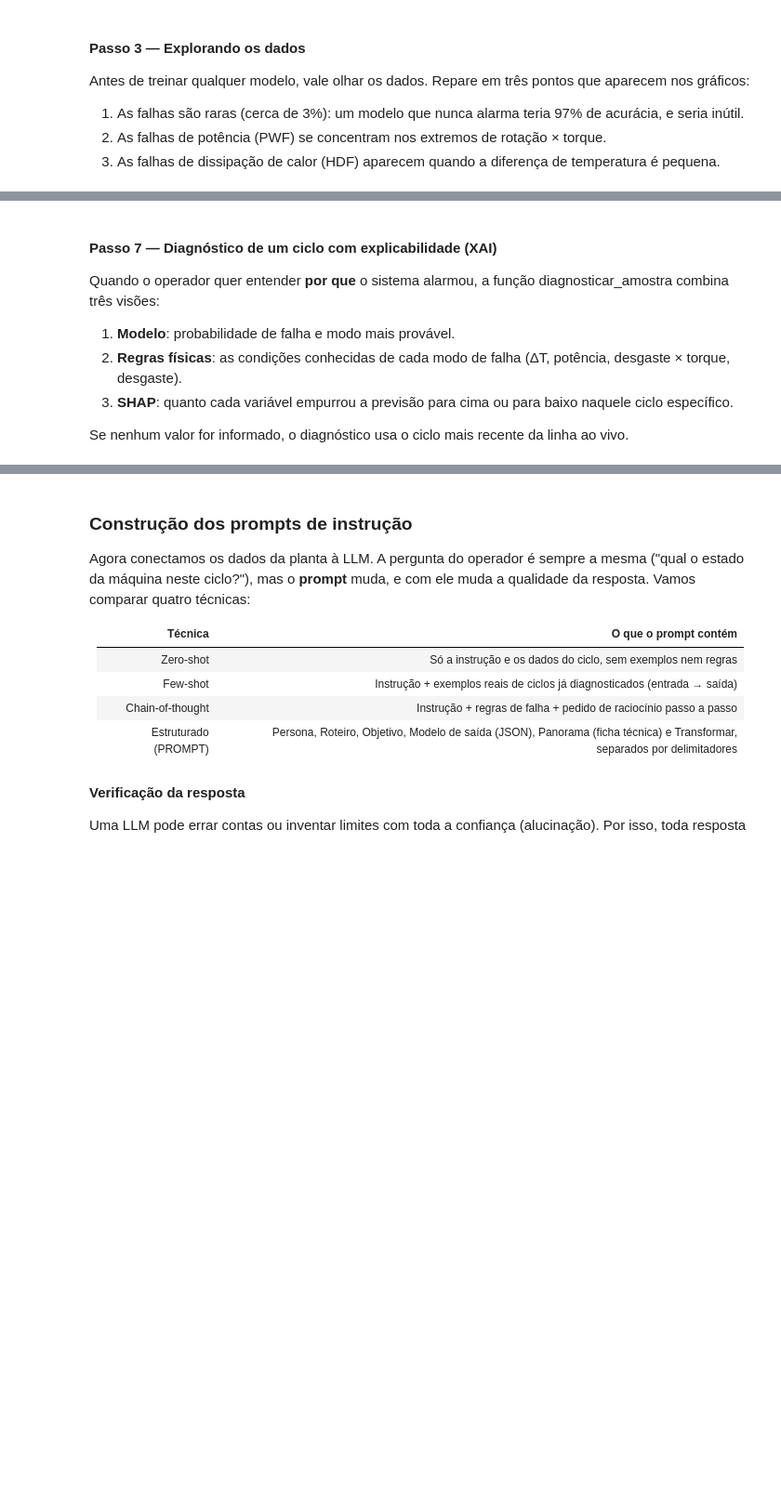
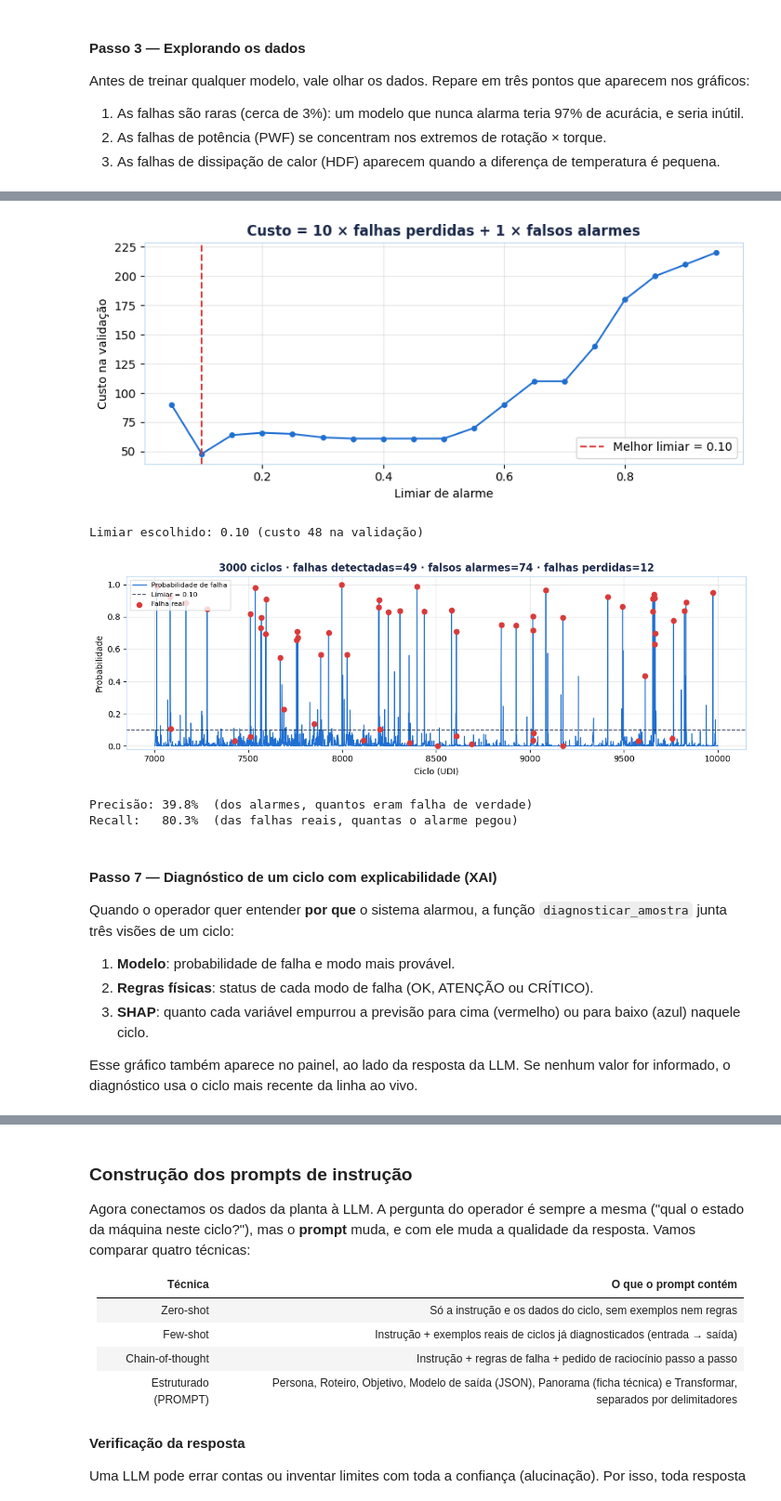
Before and after one commit to laismngueira/minicurso-embrapii, a Jupyter notebook: versao_pdm/Minicurso_PdM01.ipynb, the cells around one changed output, grey strips where cells are left out. Shown at 93% size. Drawn from its saved outputs; the diff is of its cells as text; code cells hidden in the pictures; blank space fills up the shorter version.

Commit message:
Atualiza notebook do minicurso com a versão mais recente da aula

```diff
--- a/versao_pdm/Minicurso_PdM01.ipynb
+++ b/versao_pdm/Minicurso_PdM01.ipynb
@@ -1115,17 +1118,53 @@ print({k: v for k, v in resultado_teste.items() if k != "grafico"})
+# %%
+prob_validacao = modelo_falha.predict_proba(validacao[FEATURES])[:, 1]
+real_validacao = validacao["falha"].values
+
+
+def buscar_melhor_limiar(custo_fn=10, custo_fp=1):
+    """Testa vários limiares na validação e aplica na linha o de menor custo."""
+    linhas = []
+    for limiar in np.arange(0.05, 0.96, 0.05):
+        alarme = (prob_validacao >= limiar).astype(int)
+        vp, fp, fn, precisao, recall, _ = metricas_alarme(real_validacao, alarme)
+        linhas.append({"limiar": round(float(limiar), 2), "falhas detectadas": vp, "falsos alarmes": fp,
+                       "falhas perdidas": fn, "custo": custo_fn * fn + custo_fp * fp})
+    tabela = pd.DataFrame(linhas)
+    melhor = tabela.loc[tabela["custo"].idxmin()]
+    LINHA.limiar = float(melhor["limiar"])
+
+    fig, ax = plt.subplots(figsize=(8, 3.6))
+    ax.plot(tabela["limiar"], tabela["custo"], "o-", color=AZUL, ms=4)
+    ax.axvline(melhor["limiar"], color=VERMELHO, ls="--", label=f"Melhor limiar = {melhor['limiar']:.2f}")
+    ax.set_xlabel("Limiar de alarme"); ax.set_ylabel("Custo na validação")
+    ax.set_title(f"Custo = {custo_fn} × falhas perdidas + {custo_fp} × falsos alarmes"); ax.legend()
+    plt.tight_layout(); plt.show()
+    return melhor, tabela
+
+
+melhor, tabela_limiares = buscar_melhor_limiar(custo_fn=10, custo_fp=1)
+print(f"Limiar escolhido: {melhor['limiar']:.2f} (custo {melhor['custo']:.0f} na validação)\n")
+
+# como o limiar escolhido se sai nos dados futuros (linha ao vivo inteira)
+desempenho = monitorar_linha(limiar=LINHA.limiar, n_amostras=len(linha_ao_vivo))
+# %% [output]
+[figure, added]
+Limiar escolhido: 0.10 (custo 48 na validação)
+[figure, added]
+Precisão: 39.8%  (dos alarmes, quantos eram falha de verdade)
+Recall:   80.3%  (das falhas reais, quantas o alarme pegou)
 # %% [markdown]
 #### Passo 7 — Diagnóstico de um ciclo com explicabilidade (XAI)
 
 Quando o operador quer entender **por que** o sistema alarmou, a função
-diagnosticar_amostra combina três visões:
+`diagnosticar_amostra` junta três visões de um ciclo:
 
 1. **Modelo**: probabilidade de falha e modo mais provável.
-2. **Regras físicas**: as condições conhecidas de cada modo de falha
-   (ΔT, potência, desgaste × torque, desgaste).
-3. **SHAP**: quanto cada variável empurrou a previsão para cima ou para
-   baixo naquele ciclo específico.
+2. **Regras físicas**: status de cada modo de falha (OK, ATENÇÃO ou CRÍTICO).
+3. **SHAP**: quanto cada variável empurrou a previsão para cima (vermelho) ou
+   para baixo (azul) naquele ciclo.
 
-Se nenhum valor for informado, o diagnóstico usa o ciclo mais recente da
-linha ao vivo.
+Esse gráfico também aparece no painel, ao lado da resposta da LLM. Se nenhum
+valor for informado, o diagnóstico usa o ciclo mais recente da linha ao vivo.
 # %%
 !pip install -q shap
 
```
Also changed, not shown: parts of 20 cells of this notebook.
